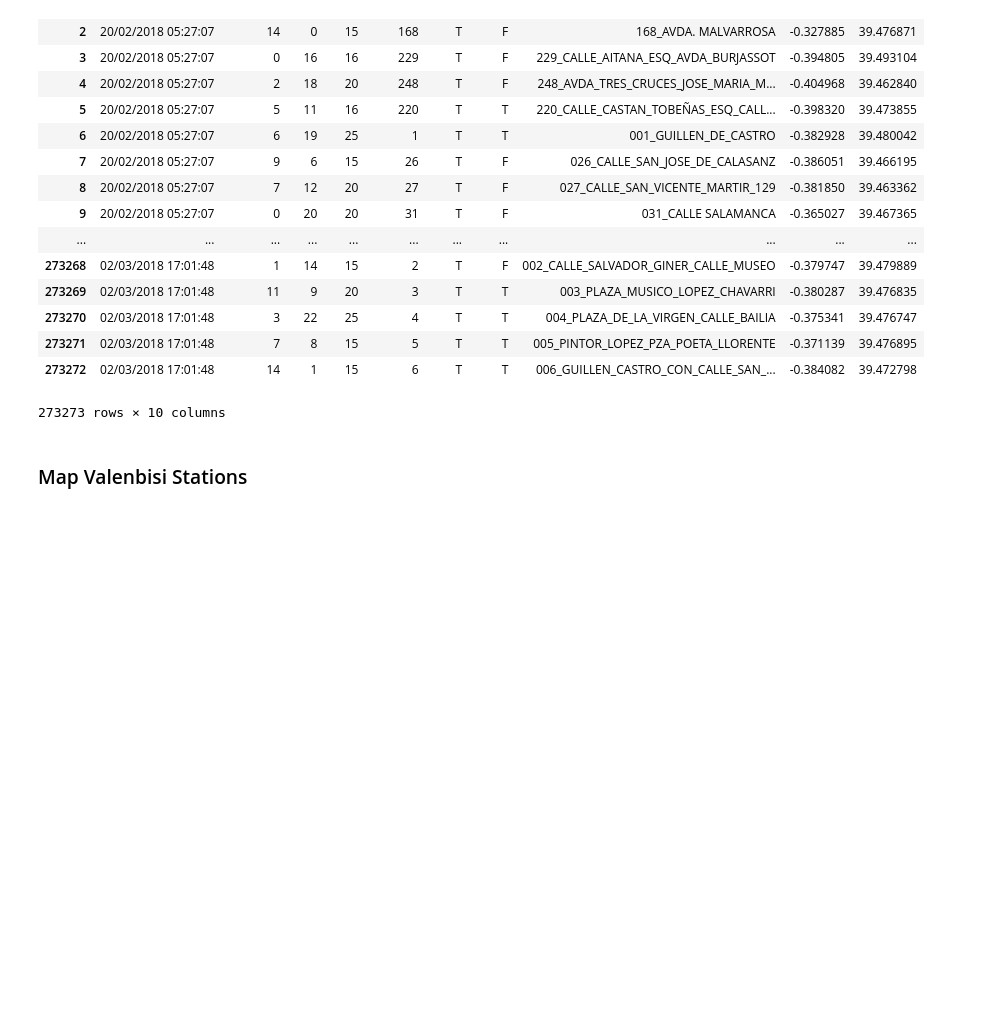
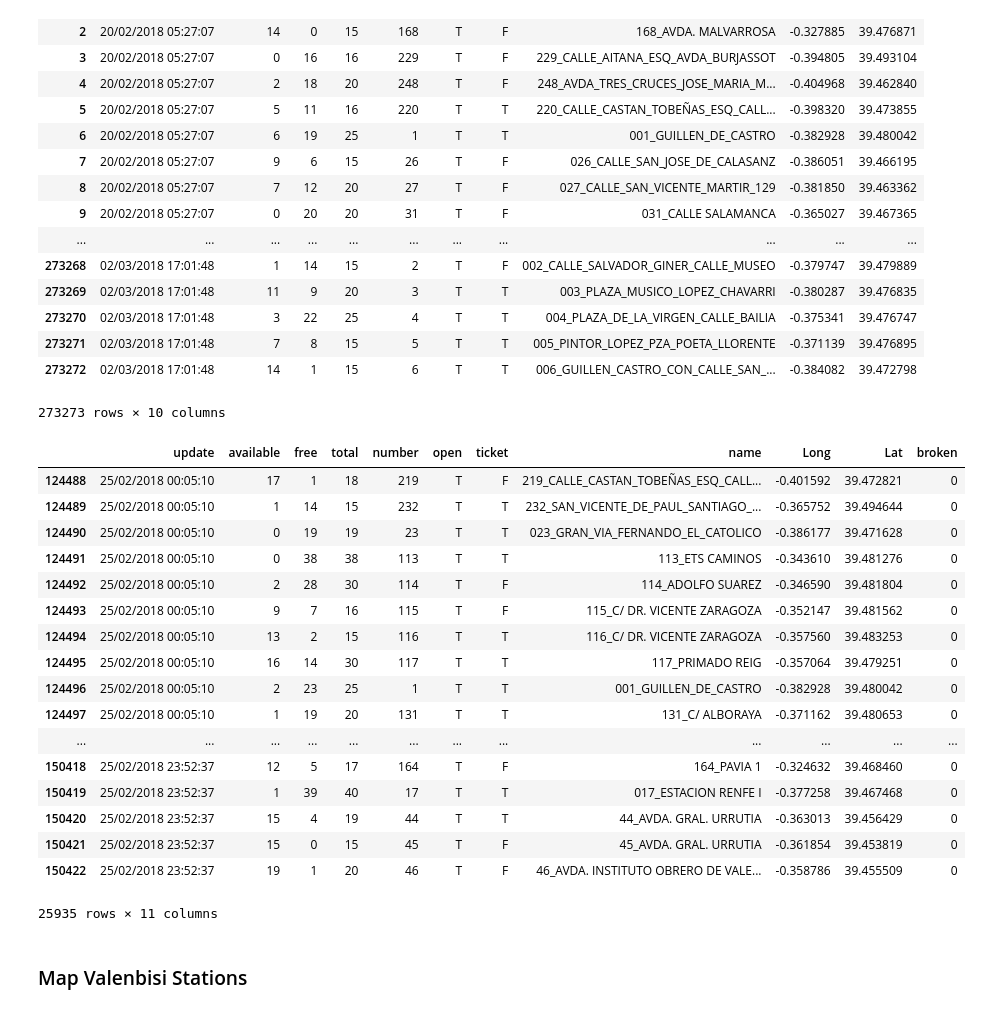
Before and after one commit to nmolivo/valencia-data-projects, a Jupyter notebook: valenbisi/vb_analysis/01_eda.ipynb, the cells around one changed output. Cells and saved outputs as stored; diff of their text form; code cells hidden in the pictures; blank space fills up the shorter version.

```diff
--- a/valenbisi/vb_analysis/01_eda.ipynb
+++ b/valenbisi/vb_analysis/01_eda.ipynb
@@ -32,6 +32,27 @@ data
 | 273271 | 02/03/2018 17:01:48 | 7 | 8 | 15 | 5 | T | T | 005_PINTOR_LOPEZ_PZA_POETA_LLORENTE | -0.371139 | 39.476895 |
 | 273272 | 02/03/2018 17:01:48 | 14 | 1 | 15 | 6 | T | T | 006_GUILLEN_CASTRO_CON_CALLE_SAN_... | -0.384082 | 39.472798 |
 273273 rows × 10 columns
+# %%
+data[data['update'].str.contains('25/02/2018')]
+# %% [output]
+|  | update | available | free | total | number | open | ticket | name | Long | Lat | broken |
+| 124488 | 25/02/2018 00:05:10 | 17 | 1 | 18 | 219 | T | F | 219_CALLE_CASTAN_TOBEÑAS_ESQ_CALL... | -0.401592 | 39.472821 | 0 |
+| 124489 | 25/02/2018 00:05:10 | 1 | 14 | 15 | 232 | T | T | 232_SAN_VICENTE_DE_PAUL_SANTIAGO_... | -0.365752 | 39.494644 | 0 |
+| 124490 | 25/02/2018 00:05:10 | 0 | 19 | 19 | 23 | T | T | 023_GRAN_VIA_FERNANDO_EL_CATOLICO | -0.386177 | 39.471628 | 0 |
+| 124491 | 25/02/2018 00:05:10 | 0 | 38 | 38 | 113 | T | T | 113_ETS CAMINOS | -0.343610 | 39.481276 | 0 |
+| 124492 | 25/02/2018 00:05:10 | 2 | 28 | 30 | 114 | T | F | 114_ADOLFO SUAREZ | -0.346590 | 39.481804 | 0 |
+| 124493 | 25/02/2018 00:05:10 | 9 | 7 | 16 | 115 | T | F | 115_C/ DR. VICENTE ZARAGOZA | -0.352147 | 39.481562 | 0 |
+| 124494 | 25/02/2018 00:05:10 | 13 | 2 | 15 | 116 | T | T | 116_C/ DR. VICENTE ZARAGOZA | -0.357560 | 39.483253 | 0 |
+| 124495 | 25/02/2018 00:05:10 | 16 | 14 | 30 | 117 | T | T | 117_PRIMADO REIG | -0.357064 | 39.479251 | 0 |
+| 124496 | 25/02/2018 00:05:10 | 2 | 23 | 25 | 1 | T | T | 001_GUILLEN_DE_CASTRO | -0.382928 | 39.480042 | 0 |
+| 124497 | 25/02/2018 00:05:10 | 1 | 19 | 20 | 131 | T | T | 131_C/ ALBORAYA | -0.371162 | 39.480653 | 0 |
+| ... | ... | ... | ... | ... | ... | ... | ... | ... | ... | ... | ... |
+| 150418 | 25/02/2018 23:52:37 | 12 | 5 | 17 | 164 | T | F | 164_PAVIA 1 | -0.324632 | 39.468460 | 0 |
+| 150419 | 25/02/2018 23:52:37 | 1 | 39 | 40 | 17 | T | T | 017_ESTACION RENFE I | -0.377258 | 39.467468 | 0 |
+| 150420 | 25/02/2018 23:52:37 | 15 | 4 | 19 | 44 | T | T | 44_AVDA. GRAL. URRUTIA | -0.363013 | 39.456429 | 0 |
+| 150421 | 25/02/2018 23:52:37 | 15 | 0 | 15 | 45 | T | F | 45_AVDA. GRAL. URRUTIA | -0.361854 | 39.453819 | 0 |
+| 150422 | 25/02/2018 23:52:37 | 19 | 1 | 20 | 46 | T | F | 46_AVDA. INSTITUTO OBRERO DE VALE... | -0.358786 | 39.455509 | 0 |
+25935 rows × 11 columns
 # %%
 data.drop_duplicates(inplace = True)
 # %%
```
Also changed, not shown: parts of 15 cells of this notebook, 3 other files.
